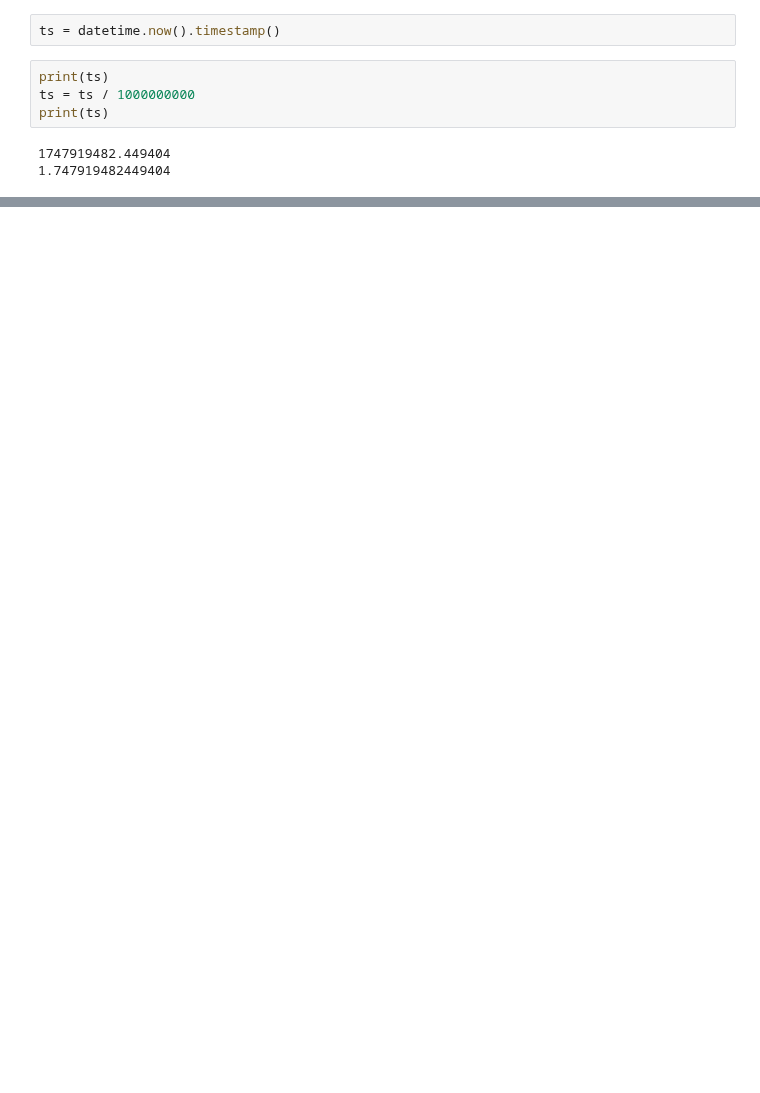
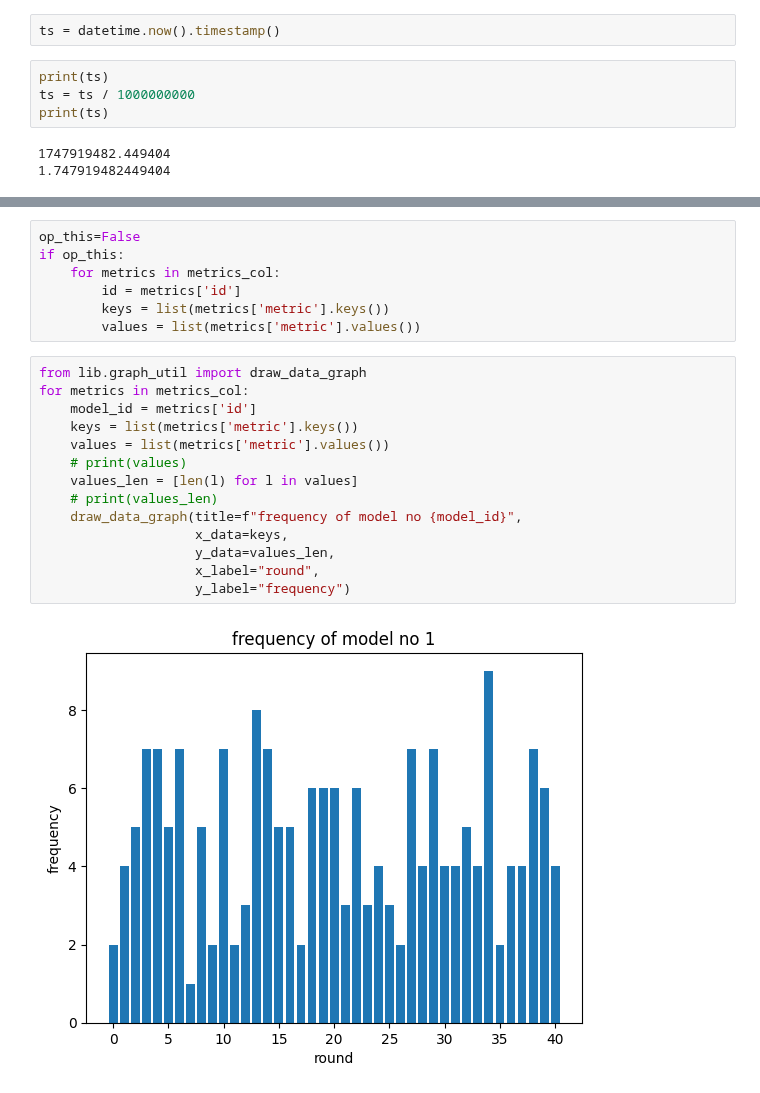
Before and after one commit to swhors/LSTM_Analyze, a Jupyter notebook: sqlite3_example_1.ipynb, the cells around one changed output, grey strips where cells are left out. Cells and saved outputs as stored; diff of their text form; blank space fills up the shorter version.

```diff
--- a/sqlite3_example_1.ipynb
+++ b/sqlite3_example_1.ipynb
@@ -99,0 +141,23 @@ from dp_operate import select_metric, conn_db, close_db
+# %%
+op_this=False
+if op_this:
+    for metrics in metrics_col:
+        id = metrics['id']
+        keys = list(metrics['metric'].keys())
+        values = list(metrics['metric'].values())
+# %%
+from lib.graph_util import draw_data_graph
+for metrics in metrics_col:
+    model_id = metrics['id']
+    keys = list(metrics['metric'].keys())
+    values = list(metrics['metric'].values())
+    # print(values)
+    values_len = [len(l) for l in values]
+    # print(values_len)
+    draw_data_graph(title=f"frequency of model no {model_id}",
+                    x_data=keys,
+                    y_data=values_len,
+                    x_label="round",
+                    y_label="frequency")
+# %% [output]
+[figure, added]
```
Also changed, not shown: parts of 8 cells of this notebook, 8 other files.
